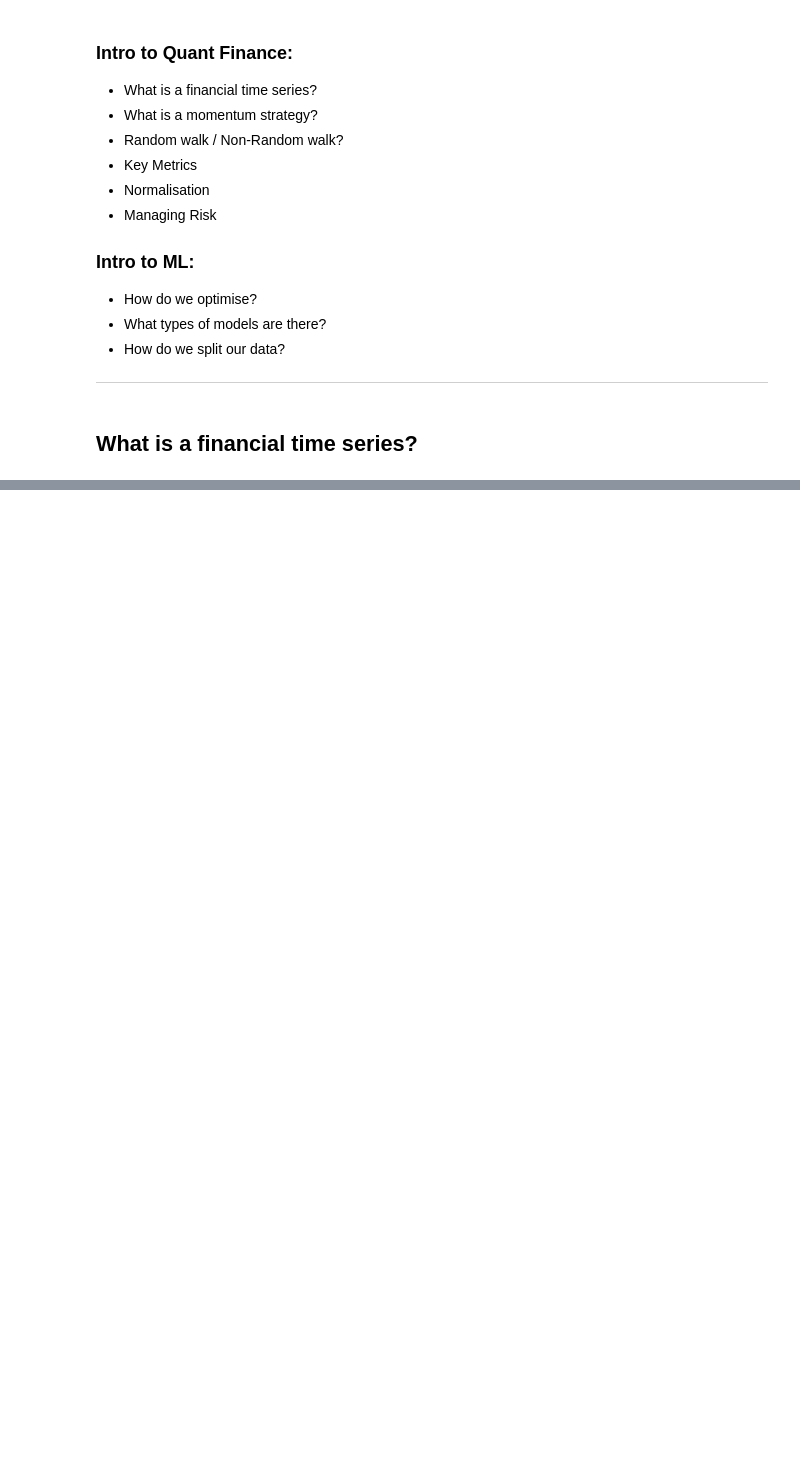
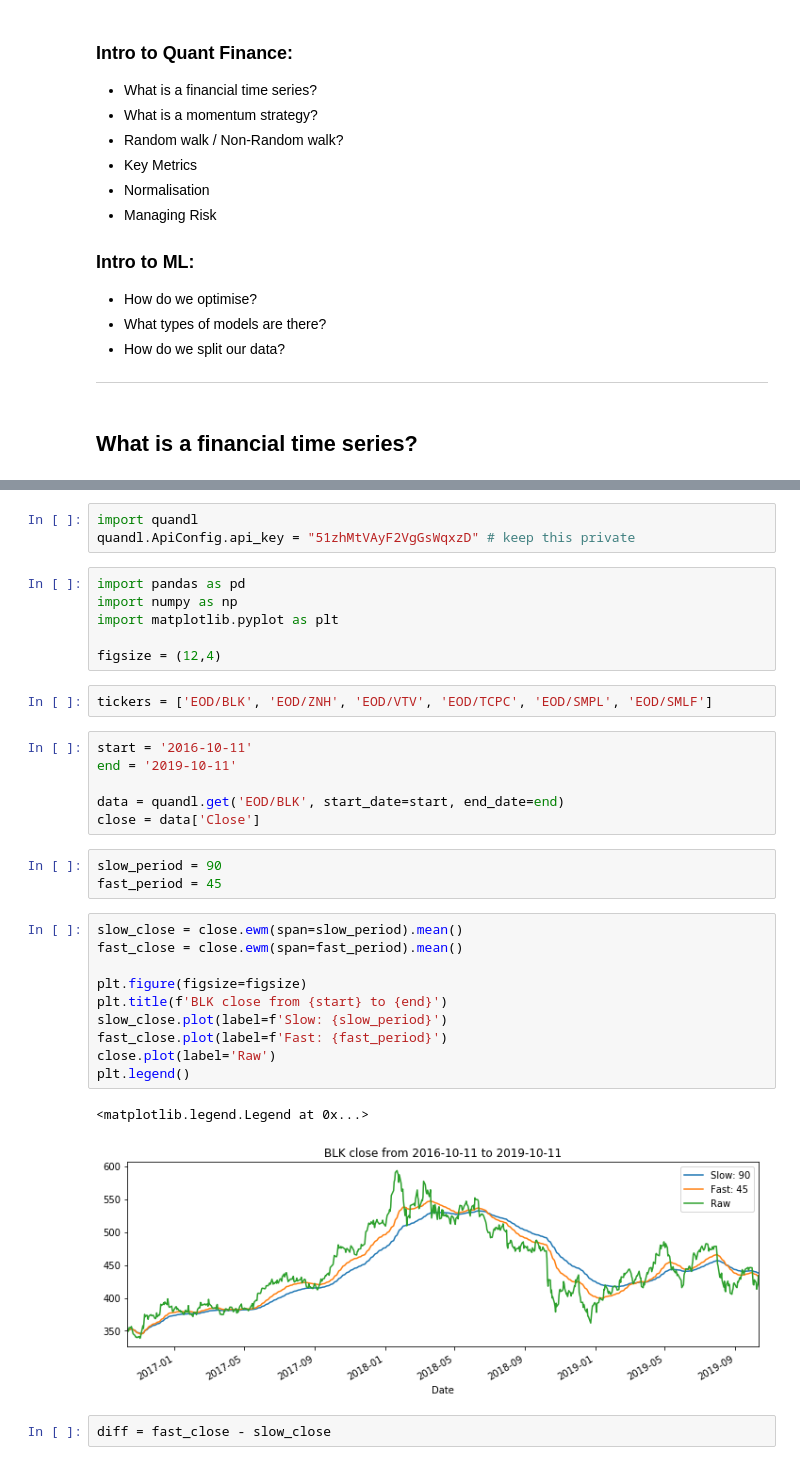
Before and after one commit to Joearrowsmith/Algothon_2019_Workshops, a Jupyter notebook: Introduction_to_Financial_Machine_Learning.ipynb, the cells around one changed output, grey strips where cells are left out. Drawn from its saved outputs; the diff is of its cells as text; blank space fills up the shorter version.

```diff
--- a/Introduction_to_Financial_Machine_Learning.ipynb
+++ b/Introduction_to_Financial_Machine_Learning.ipynb
@@ -30,0 +52,35 @@ import quandl
+# %%
+import quandl
+quandl.ApiConfig.api_key = "51zhMtVAyF2VgGsWqxzD" # keep this private
+# %%
+import pandas as pd
+import numpy as np
+import matplotlib.pyplot as plt
+
+figsize = (12,4)
+# %%
+tickers = ['EOD/BLK', 'EOD/ZNH', 'EOD/VTV', 'EOD/TCPC', 'EOD/SMPL', 'EOD/SMLF']
+# %%
+start = '2016-10-11'
+end = '2019-10-11'
+
+data = quandl.get('EOD/BLK', start_date=start, end_date=end)
+close = data['Close']
+# %%
+slow_period = 90
+fast_period = 45
+# %%
+slow_close = close.ewm(span=slow_period).mean()
+fast_close = close.ewm(span=fast_period).mean()
+
+plt.figure(figsize=figsize)
+plt.title(f'BLK close from {start} to {end}')
+slow_close.plot(label=f'Slow: {slow_period}')
+fast_close.plot(label=f'Fast: {fast_period}')
+close.plot(label='Raw')
+plt.legend()
+# %% [output]
+<matplotlib.legend.Legend at 0x...>
+[figure, added]
+# %%
+diff = fast_close - slow_close
```
Also changed, not shown: parts of 12 cells of this notebook.
